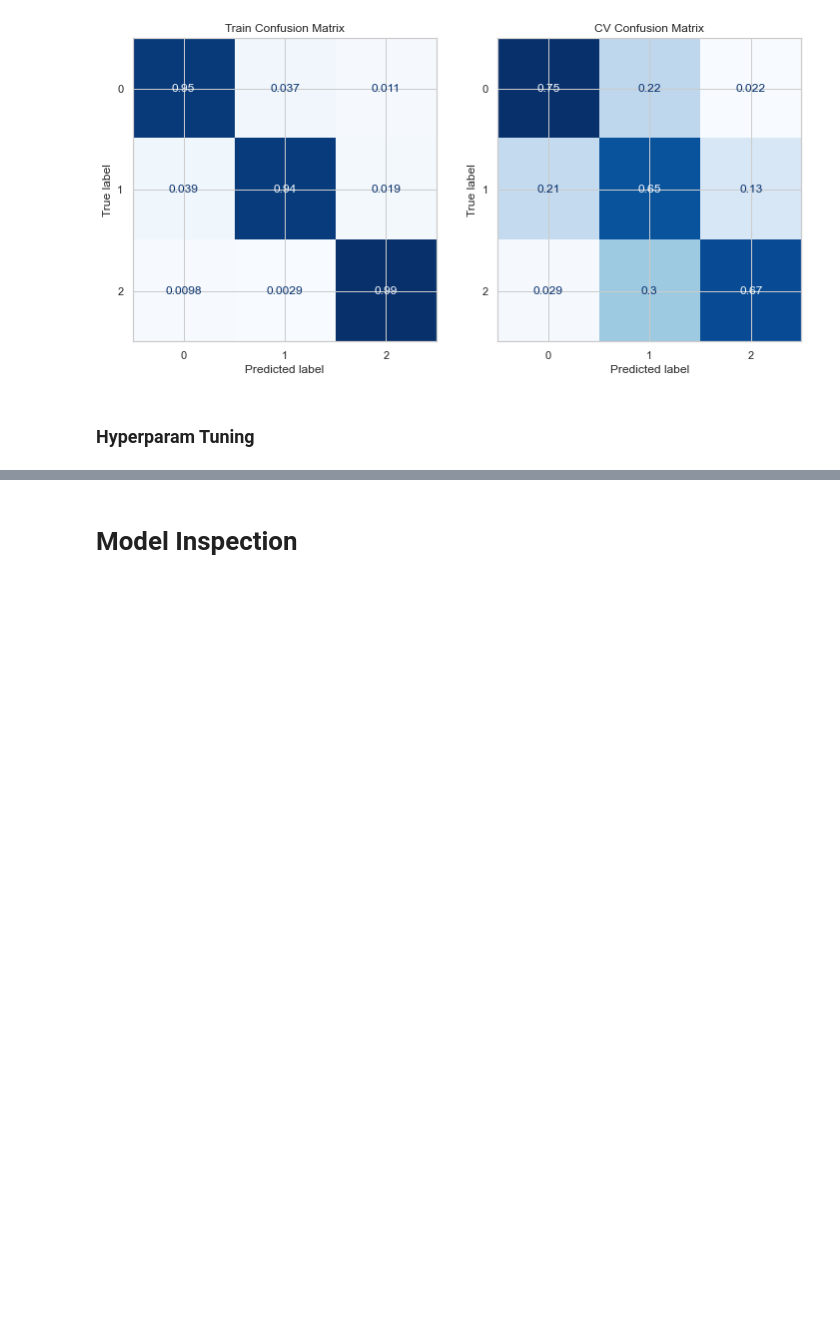
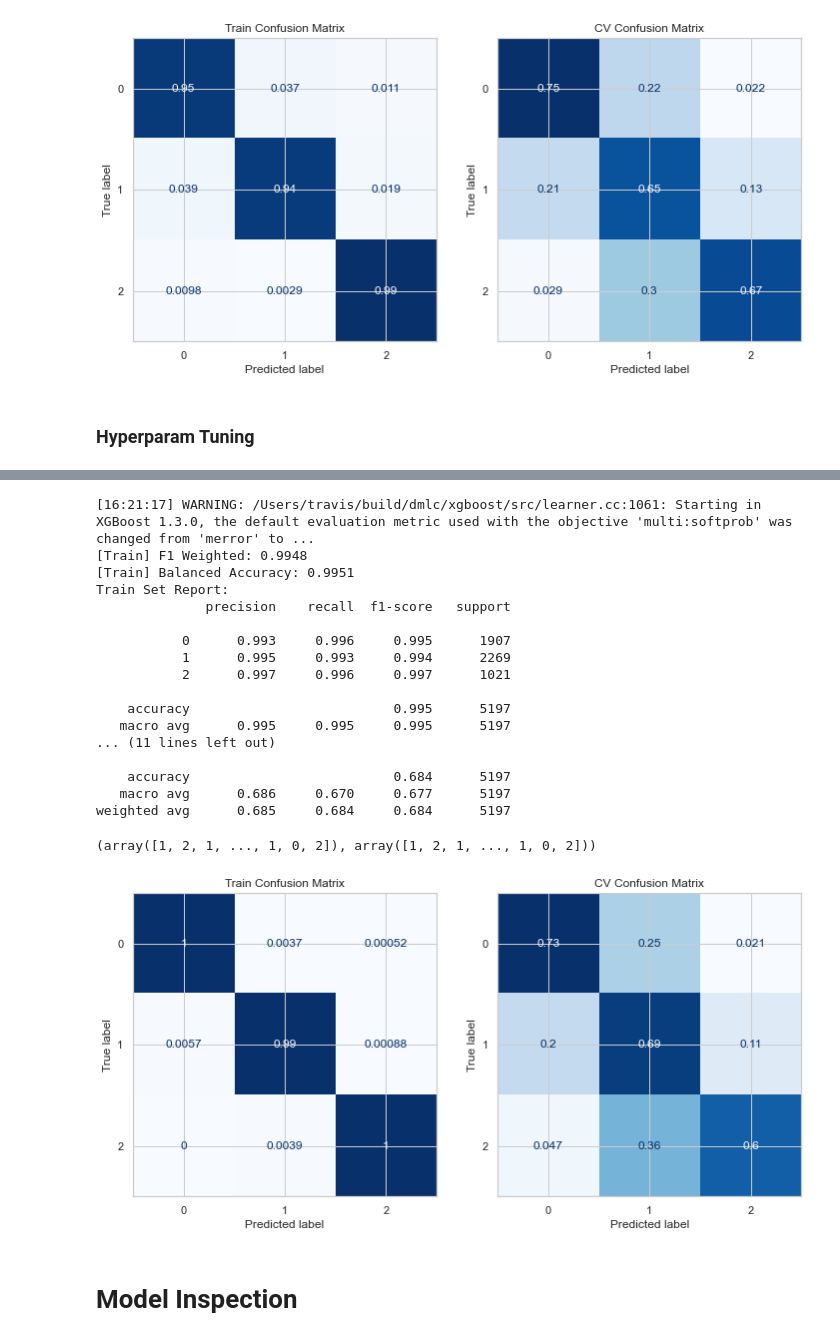
Before and after one commit to roma-glushko/kaggle-wine-quality, a Jupyter notebook: model.ipynb, the cells around one changed output, grey strips where cells are left out. Saved outputs shown, nothing was run; the diff lists cells and outputs as text; code cells hidden in the pictures; blank space fills up the shorter version.

Commit message:
🧪 Experimented with XGB model. Did not bring any improvements

```diff
--- a/model.ipynb
+++ b/model.ipynb
@@ -558,0 +559,21 @@ param_searcher = GridSearchCV(
+# %%
+from xgboost.sklearn import XGBClassifier
+
+xgb_classifier = XGBClassifier(
+    booster='gbtree',
+    objective='multi:softmax',
+    n_estimators=250,
+    #max_depth=5,
+    subsample=0.2,
+    min_child_weight=0.1,
+    reg_alpha=0.9,
+    random_state=RANDOM_SEED,
+    n_jobs=-1,
+)
+
+xgb_pipeline = Pipeline([
+    ('feature_processing', feature_transformer),
+    ('quality_classification', xgb_classifier),
+])
+
+xgb_classifier
@@ -558,0 +590,22 @@ param_searcher = GridSearchCV(
+# %%
+score_classification_model(xgb_pipeline, X_train, y_train)
+# %% [output]
+[16:21:17] WARNING: /Users/travis/build/dmlc/xgboost/src/learner.cc:1061: Starting in XGBoost 1.3.0, the default evaluation metric used with the objective 'multi:softprob' was changed from 'merror' to ...
+[Train] F1 Weighted: 0.9948
+[Train] Balanced Accuracy: 0.9951
+Train Set Report:
+              precision    recall  f1-score   support
+
+           0      0.993     0.996     0.995      1907
+           1      0.995     0.993     0.994      2269
+           2      0.997     0.996     0.997      1021
+
+    accuracy                          0.995      5197
+   macro avg      0.995     0.995     0.995      5197
+... (11 lines left out)
+
+    accuracy                          0.684      5197
+   macro avg      0.686     0.670     0.677      5197
+weighted avg      0.685     0.684     0.684      5197
+(array([1, 2, 1, ..., 1, 0, 2]), array([1, 2, 1, ..., 1, 0, 2]))
+[figure, added]
```
Also changed, not shown: parts of 11 cells of this notebook, 2 other files.
